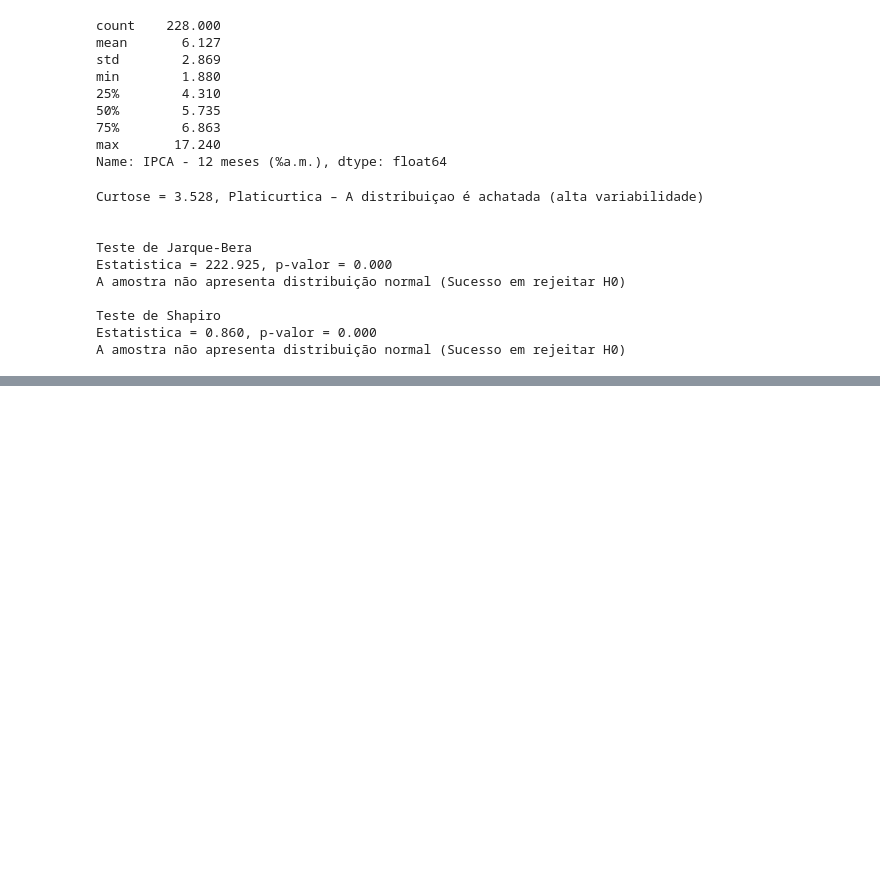
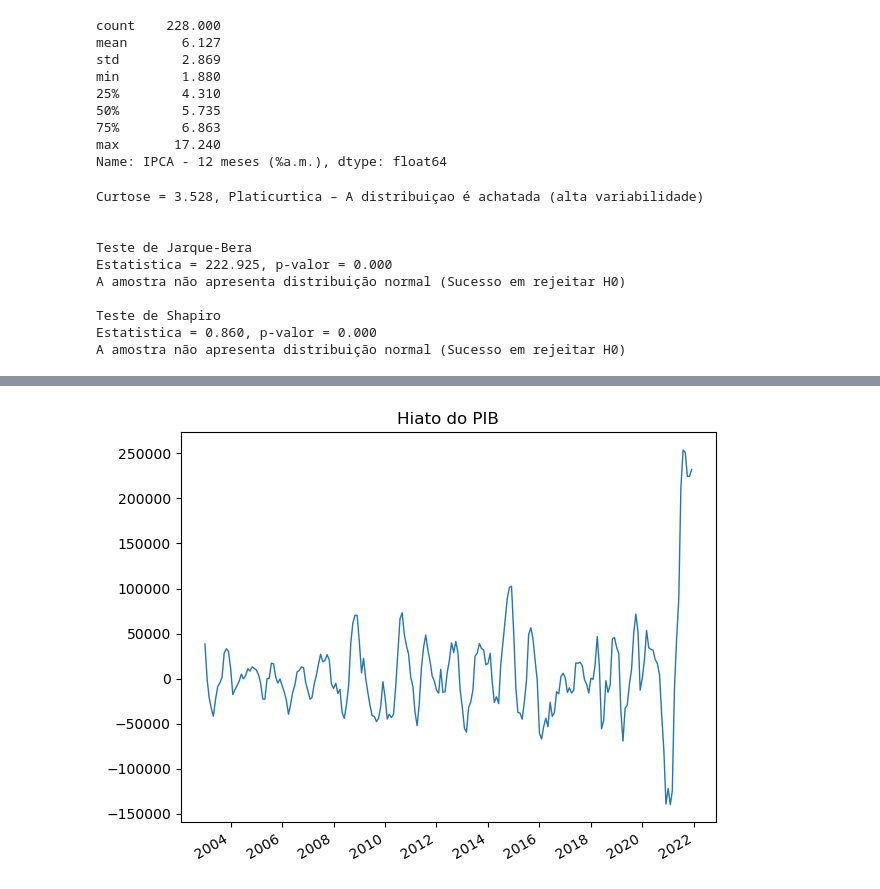
Before and after one commit to rehpires/EconometriaUFPB-2022, a Jupyter notebook: Atividade 2.ipynb, the cells around one changed output, grey strips where cells are left out. Cells and saved outputs as stored; diff of their text form; code cells hidden in the pictures; blank space fills up the shorter version.

Commit message:
28/03
Hiato do PIB, atualização gráfica

```diff
--- a/Atividade 2.ipynb
+++ b/Atividade 2.ipynb
@@ -446,0 +480,13 @@ A amostra não apresenta distribuição normal (Sucesso em rejeitar H0)
+# %%
+#Hiato do PIB
+pibh = pibr - pib_dec.trend
+
+fig, ax = plt.subplots()
+
+ax.plot(data,pibh, linewidth = 1.0)
+ax.xaxis.set_major_locator(mdates.YearLocator(base=2))
+fig.autofmt_xdate()
+ax.set_title("\n".join(wrap("Hiato do PIB", 60)))
+fig.tight_layout()
+# %% [output]
+[figure, added]
```
Also changed, not shown: parts of 16 cells of this notebook.
